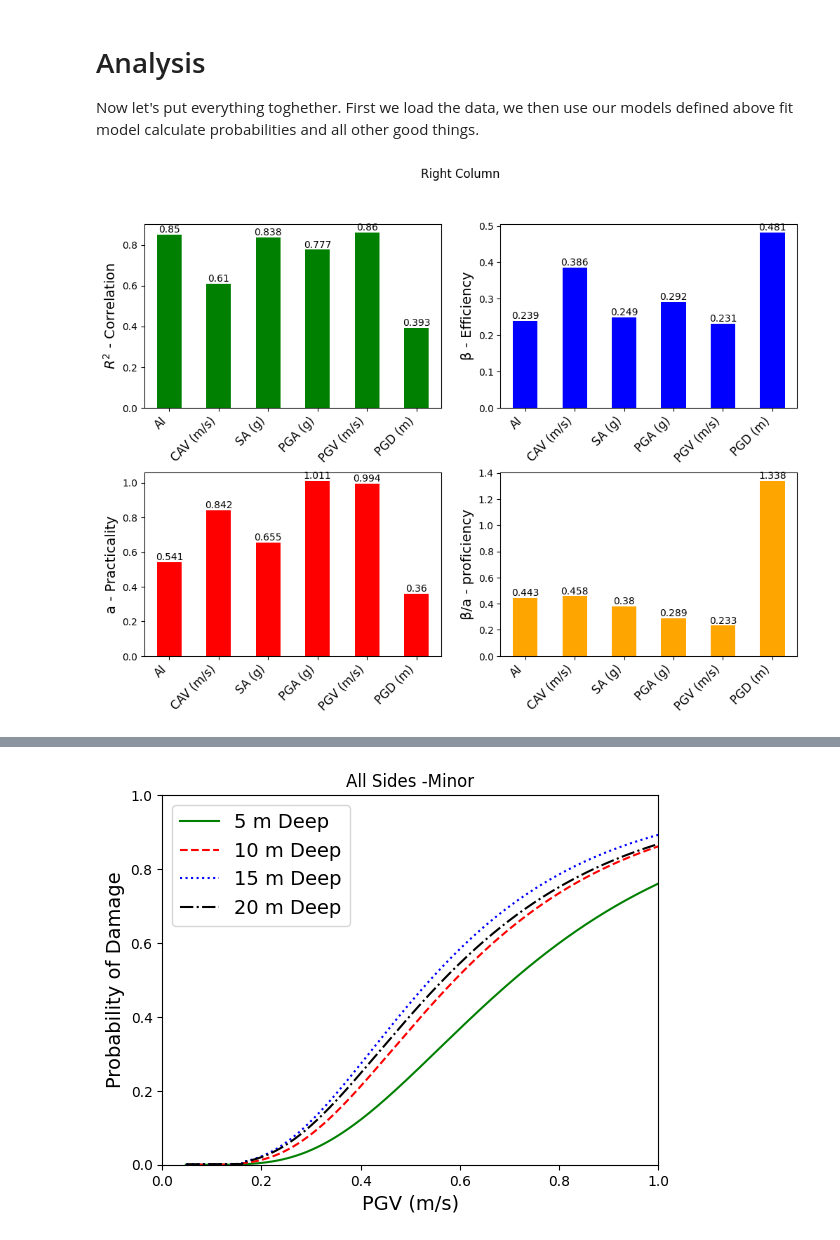
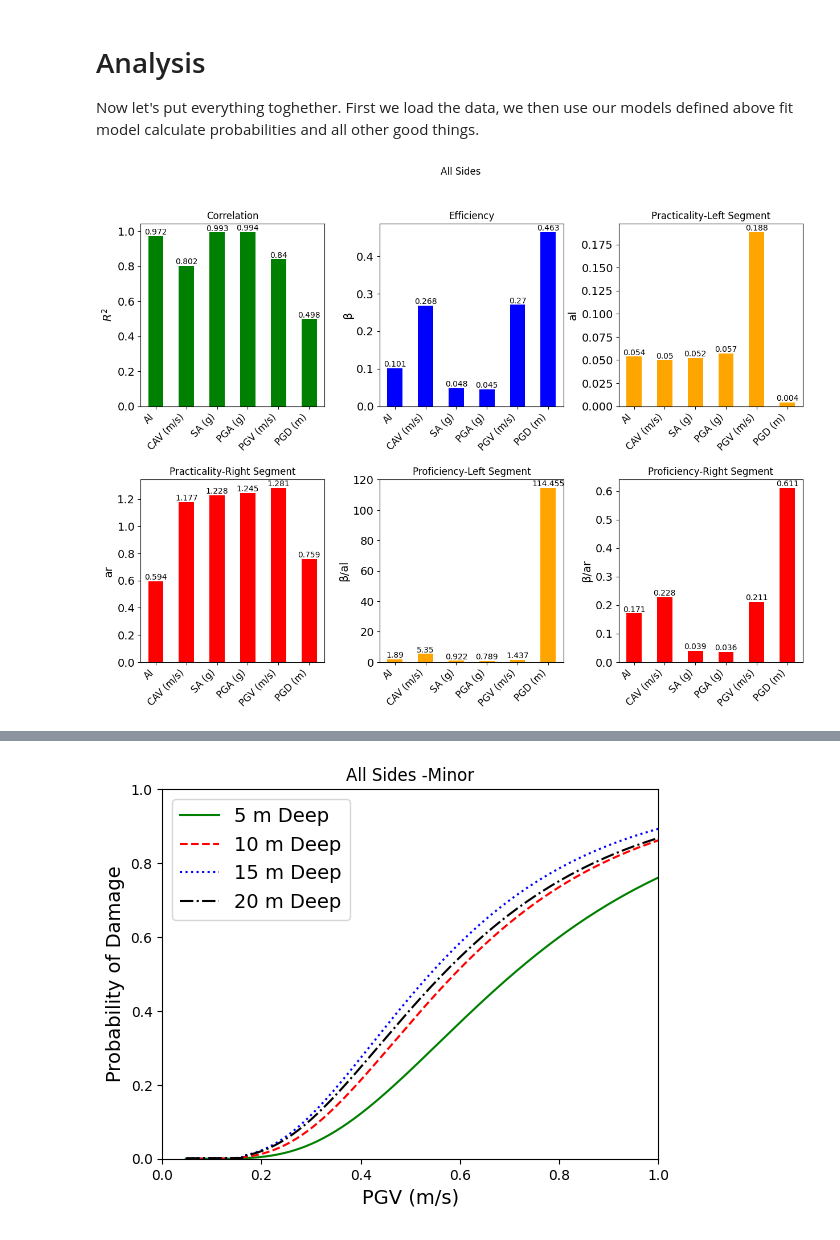
Before and after one commit to Farzaneh-Abedini/Farzaneh-Abedini, a Jupyter notebook: earthquake_analysis.ipynb, the cells around one changed output, grey strips where cells are left out. Cells and saved outputs as stored; diff of their text form; code cells hidden in the pictures.

```diff
--- a/earthquake_analysis.ipynb
+++ b/earthquake_analysis.ipynb
@@ -37,7 +34,7 @@ Now let's put everything toghether. First we load the data, we then use our mode
 # %%
 #@title Load input data
 #@markdown Make sure to upload the data file, all the files will disappear when the kernel disconnects.
-input_file = "soil3.csv" # @param {type:"string"}
+input_file = "final_results_5.csv" # @param {type:"string"}
 import pandas as pd
 
 df = pd.read_csv(input_file)
@@ -77,10 +74,10 @@ measure_names = [measure_titles[measure] for measure in measures]
 # @markdown tunnel. We then pick one of the measures that seems to have the best
 # @markdown fit as the basis for the secondary analysis.
 # @markdown Select the side of the tunnel that you want to perform analysis on:
-damage_name = 'Right Column' # @param ['All Sides', 'Left Column', 'Right Column', 'Roof', 'Deck']
+damage_name = 'All Sides' # @param ['All Sides', 'Left Column', 'Right Column', 'Roof', 'Deck']
 # @markdown We model the damage vs. different measures. What family of the
 # @markdown models should be used for fitting that data.
-model_type = 'Linear' # @param ['Linear', 'Continous piecewise linear']
+model_type = 'Continous piecewise linear' # @param ['Linear', 'Continous piecewise linear']
 # @markdown Analysis are going to be in a logarithmic scale, please select the
 # @markdown base for the logarithmic analysis.
 base_name = 'e' # @param ['e', '10']
@@ -154,96 +151,119 @@ results_df = pd.DataFrame(results).T
 # Plotting
 ###################
 if model_type=='Continous piecewise linear':
-  fig, ((ax_r2, ax_std), (ax_slope_l, ax_slope_r),(ax_stdb_l, ax_stdb_r)) = plt.subplots(3, 2, figsize=(10, 15))
-  plt.subplots_adjust(hspace=0.25, wspace=0.2)
+  fig, ((ax_r2, ax_std, ax_slope_l), (ax_slope_r,ax_stdb_l, ax_stdb_r)) = plt.subplots(2, 3, figsize=(15, 10))
+  plt.subplots_adjust(hspace=0.4, wspace=0.3)
 
 
   results_df['r2'].plot(kind='bar', ax=ax_r2, color='green')
-  ax_r2.set_ylabel('$R^2$ - Correlation', fontsize=14)
+
+  ax_r2.set_title('Correlation')
+  ax_r2.set_ylabel('$R^2$', fontsize=14)
   ax_r2.set_xticklabels(measure_names, rotation=45, ha = 'right', fontsize=12)
+  ax_r2.tick_params(axis='y', labelsize=14)
   for i, v in enumerate(results_df["r2"]):
     ax_r2.text(i, v, str(round(v, 3)), ha='center', va='bottom', fontsize=10)
 
 # Plot the second column in the second subplot
+
   results_df["std"].plot(kind='bar', ax=ax_std, color='blue')
-  ax_std.set_ylabel('β - Efficiency', fontsize=14)
+  ax_std.set_title('Efficiency')
+  ax_std.set_ylabel('β', fontsize=14)
   ax_std.set_xticklabels(measure_names, rotation=45, ha = 'right', fontsize=12)
+  ax_std.tick_params(axis='y', labelsize=14)
   for i, v in enumerate(results_df["std"]):
     ax_std.text(i, v, str(round(v, 3)), ha='center', va='bottom', fontsize=10)
 
 
   results_df["bl"].plot(kind='bar', ax=ax_slope_l, color='orange')
-  ax_slope_l.set_ylabel('al - Practicality', fontsize=14)
+  ax_slope_l.set_title('Practicality-Left Segment')
+  ax_slope_l.set_ylabel('al', fontsize=14)
   ax_slope_l.set_xticklabels(measure_names, rotation=45, ha = 'right', fontsize=12)
+  ax_slope_l.tick_params(axis='y', labelsize=14)
   for i, v in enumerate(results_df["bl"]):
     ax_slope_l.text(i, v, str(round(v, 3)), ha='center', va='bottom', fontsize=10)
 
 
   results_df["br"].plot(kind='bar', ax=ax_slope_r, color='red')
-  ax_slope_r.set_ylabel('ar - Practicality', fontsize=14)
+  ax_slope_r.set_title('Practicality-Right Segment')
+  ax_slope_r.set_ylabel('ar', fontsize=14)
   ax_slope_r.set_xticklabels(measure_names, rotation=45, ha = 'right', fontsize=12)
+  ax_slope_r.tick_params(axis='y', labelsize=14)
   for i, v in enumerate(results_df["br"]):
     ax_slope_r.text(i, v, str(round(v, 3)), ha='center', va='bottom', fontsize=10)
 
 
   results_df["stdr/br"].plot(kind='bar', ax=ax_stdb_r, color='red')
-  ax_stdb_r.set_ylabel('β/ar - Proficiency', fontsize=14)
+  ax_stdb_r.set_title('Proficiency-Right Segment')
+  ax_stdb_r.set_ylabel('β/ar', fontsize=14)
   ax_stdb_r.set_xticklabels(measure_names, rotation=45, ha = 'right', fontsize=12)
+  ax_stdb_r.tick_params(axis='y', labelsize=14)
   for i, v in enumerate(results_df["stdr/br"]):
     ax_stdb_r.text(i, v, str(round(v, 3)), ha='center', va='bottom', fontsize=10)
 
   results_df["stdl/bl"].plot(kind='bar', ax=ax_stdb_l, color='orange')
-  ax_stdb_l.set_ylabel('β/al -Proficiency', fontsize=14)
+  ax_stdb_l.set_title('Proficiency-Left Segment')
+  ax_stdb_l.set_ylabel('β/al', fontsize=14)
   ax_stdb_l.set_xticklabels(measure_names, rotation=45, ha = 'right', fontsize=12)
+  ax_stdb_l.tick_params(axis='y', labelsize=14)
   for i, v in enumerate(results_df["stdl/bl"]):
     ax_stdb_l.text(i, v, str(round(v, 3)), ha='center', va='bottom', fontsize=10)
 
 
 #################
 if model_type== 'Linear':
-  fig, ((ax_r2, ax_std), (ax_slope, ax_std_b)) = plt.subplots(2, 2, figsize=(12, 8))
-  plt.subplots_adjust(hspace=0.35, wspace=0.2)
+  fig, ((ax_r2, ax_std), (ax_slope, ax_std_b)) = plt.subplots(2, 2, figsize=(10, 10))
+  plt.subplots_adjust(hspace=0.3, wspace=0.2)
 
   # Now plot your data as before
 
   results_df['r2'].plot(kind='bar', ax=ax_r2, color='green')
-  ax_r2.set_ylabel('$R^2$ - Correlation', fontsize=14)
+  ax_r2.set_title('Correlation')
+  ax_r2.set_ylabel('$R^2$', fontsize=14)
   ax_r2.set_xticks(np.arange(len(measure_names)))
   ax_r2.set_xticklabels(measure_names, rotation=45, ha = 'right', fontsize=12)
+  ax_r2.tick_params(axis='y', labelsize=14)
   for i, v in enumerate(results_df["r2"]):
     ax_r2.text(i, v, str(round(v, 3)), ha='center', va='bottom', fontsize=10)
 
 
 # Plot the second column in the second subplot
   results_df["std"].plot(kind='bar', ax=ax_std, color='blue')
-  ax_std.set_ylabel('β - Efficiency', fontsize=14)
+  ax_std.set_title('Efficiency')
+  ax_std.set_ylabel('β', fontsize=14)
   ax_std.set_xticks(np.arange(len(measure_names)))
   ax_std.set_xticklabels(measure_names, rotation=45, ha = 'right', fontsize=12)
+  ax_std.tick_params(axis='y', labelsize=14)
   for i, v in enumerate(results_df["std"]):
       ax_std.text(i, v, str(round(v, 3)), ha='center', va='bottom', fontsize=10)
 
 
   # Plot the third column in the second subplot
   results_df["Slope"].plot(kind='bar', ax=ax_slope, color='red')
-  ax_slope.set_ylabel('a - Practicality', fontsize=14)
+  ax_slope.set_title('Practicality')
+  ax_slope.set_ylabel('a', fontsize=14)
   ax_slope.set_xticks(np.arange(len(measure_names)))
   ax_slope.set_xticklabels(measure_names, rotation=45, ha = 'right' , fontsize=12)
+  ax_slope.tick_params(axis='y', labelsize=14)
   for i, v in enumerate(results_df["Slope"]):
     ax_slope.text(i, v, str(round(v, 3)), ha='center', va='bottom', fontsize=10)
 
 
   # Plot the fourth column in the second subplot
   results_df["std/b"].plot(kind='bar', ax=ax_std_b, color='orange')
-  ax_std_b.set_ylabel('β/a - proficiency', fontsize=14)
+  ax_std_b.set_title('Proficiency')
+  ax_std_b.set_ylabel('β/a', fontsize=14)
   ax_std_b.set_xticks(np.arange(len(measure_names)))
   ax_std_b.set_xticklabels(measure_names, rotation=45, ha = 'right', fontsize=12)
+  ax_std_b.tick_params(axis='y', labelsize=14)
   for i, v in enumerate(results_df["std/b"]):
     ax_std_b.text(i, v, str(round(v, 3)), ha='center', va='bottom', fontsize=10)
 
 fig.suptitle(damage_name)
+
 plt.show()
 # %% [output]
-[figure, old version]
+[figure, new version]
 # %%
 #@title Modeling Damage vs. a Measure
 # @markdown Select the side of the tunnel that you want to perform analysis on.
```
Also changed, not shown: parts of 6 cells of this notebook.
